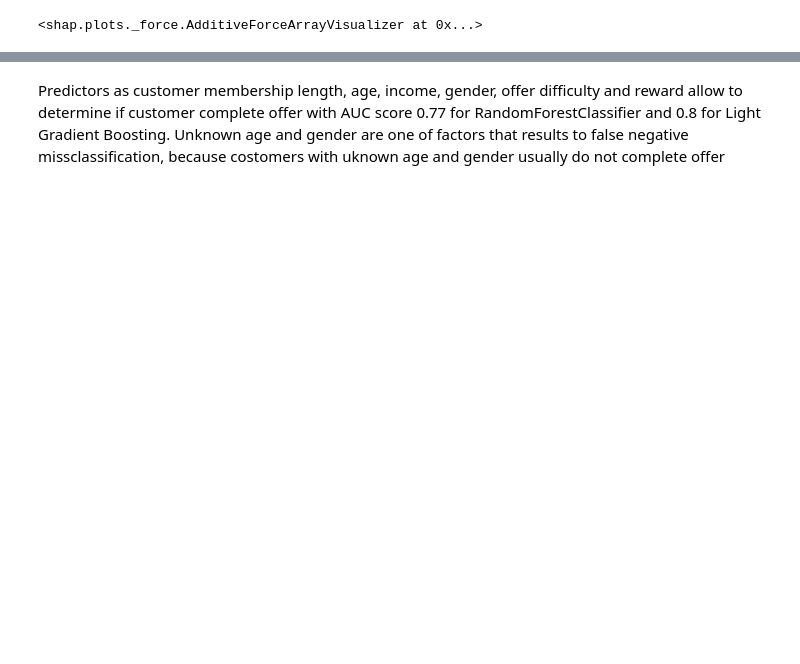
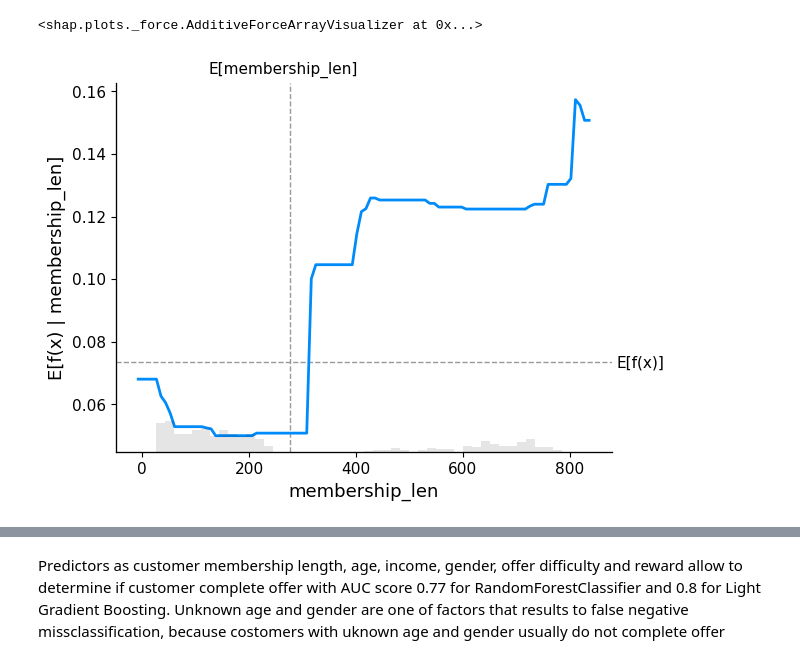
Before and after one commit to kuzn137/StarbucksCapstoneProject, a Jupyter notebook: Starbucks_Capstone_notebook.ipynb, the cells around one changed output, grey strips where cells are left out. Saved outputs shown, nothing was run; the diff lists cells and outputs as text; code cells hidden in the pictures; blank space fills up the shorter version.

```diff
--- a/Starbucks_Capstone_notebook.ipynb
+++ b/Starbucks_Capstone_notebook.ipynb
@@ -772,3 +793,17 @@ shap.force_plot(explainer.expected_value[1], shap_values[1], test_trueneg.reset_
 # %% [output]
 [interactive output not drawn]
 <shap.plots._force.AdditiveForceArrayVisualizer at 0x...>
+# %%
+fig, ax = shap.partial_dependence_plot(
+    "membership_len",
+    model_proba,
+    test_trueneg.reset_index()[X.columns],
+    model_expected_value=True,
+    feature_expected_value=True,
+    show=False,
+    ice=False,
+
+  #  shap_values=shap_values[10: 10 + 1, :],
+)
+# %% [output]
+[figure, added]
```
Also changed, not shown: parts of 24 cells of this notebook.
